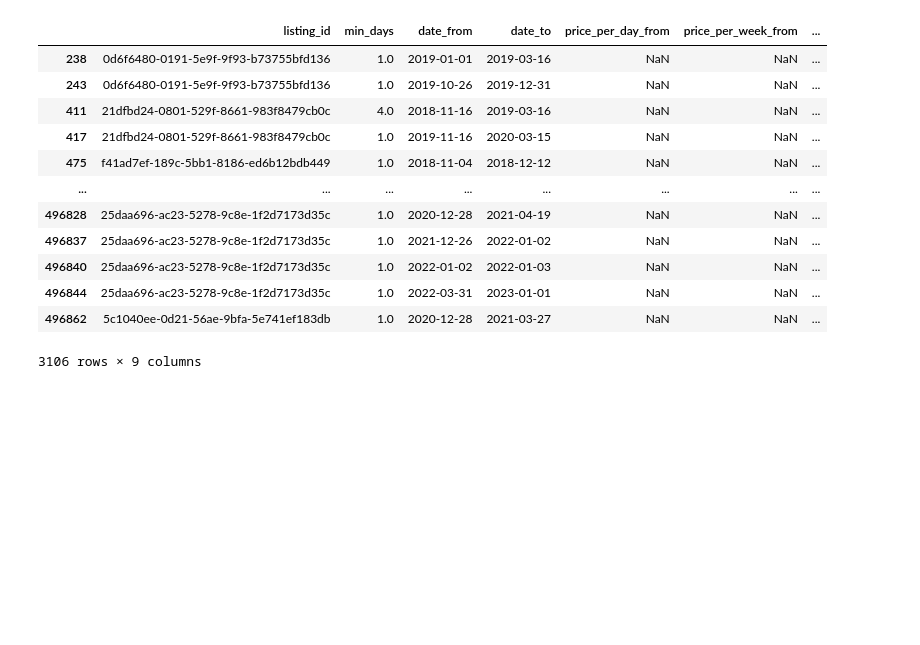
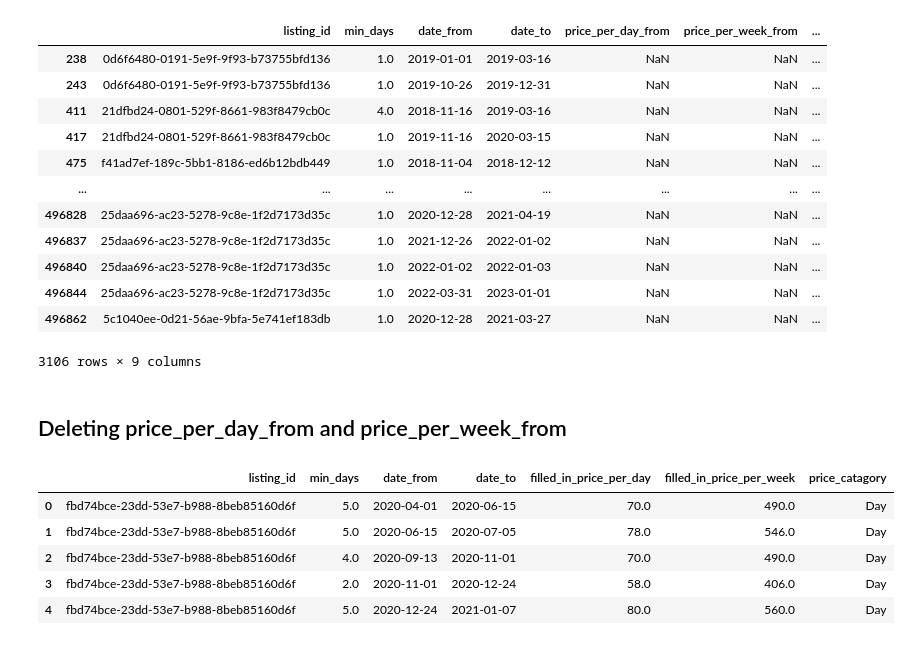
Before and after one commit to neue-fische-traum/traum-preis, a Jupyter notebook: EDA/EDA_notebook_4_prices.ipynb, the cells around one changed output. Drawn from its saved outputs; the diff is of its cells as text; code cells hidden in the pictures; blank space fills up the shorter version.

```diff
--- a/EDA/EDA_notebook_4_prices.ipynb
+++ b/EDA/EDA_notebook_4_prices.ipynb
@@ -399,3 +399,5 @@ df_prices[df_prices['price_catagory'] == "No_info"]
 | 496844 | 25daa696-ac23-5278-9c8e-1f2d7173d35c | 1.0 | 2022-03-31 | 2023-01-01 | NaN | NaN | ... |
 | 496862 | 5c1040ee-0d21-56ae-9bfa-5e741ef183db | 1.0 | 2020-12-28 | 2021-03-27 | NaN | NaN | ... |
 3106 rows × 9 columns
+# %% [markdown]
+## Deleting price_per_day_from and price_per_week_from
@@ -401,0 +408,9 @@ df_prices[df_prices['price_catagory'] == "No_info"]
+# %%
+df_prices.head()
+# %% [output]
+|  | listing_id | min_days | date_from | date_to | filled_in_price_per_day | filled_in_price_per_week | price_catagory |
+| 0 | fbd74bce-23dd-53e7-b988-8beb85160d6f | 5.0 | 2020-04-01 | 2020-06-15 | 70.0 | 490.0 | Day |
+| 1 | fbd74bce-23dd-53e7-b988-8beb85160d6f | 5.0 | 2020-06-15 | 2020-07-05 | 78.0 | 546.0 | Day |
+| 2 | fbd74bce-23dd-53e7-b988-8beb85160d6f | 4.0 | 2020-09-13 | 2020-11-01 | 70.0 | 490.0 | Day |
+| 3 | fbd74bce-23dd-53e7-b988-8beb85160d6f | 2.0 | 2020-11-01 | 2020-12-24 | 58.0 | 406.0 | Day |
+| 4 | fbd74bce-23dd-53e7-b988-8beb85160d6f | 5.0 | 2020-12-24 | 2021-01-07 | 80.0 | 560.0 | Day |
```
Also changed, not shown: parts of 6 cells of this notebook.
